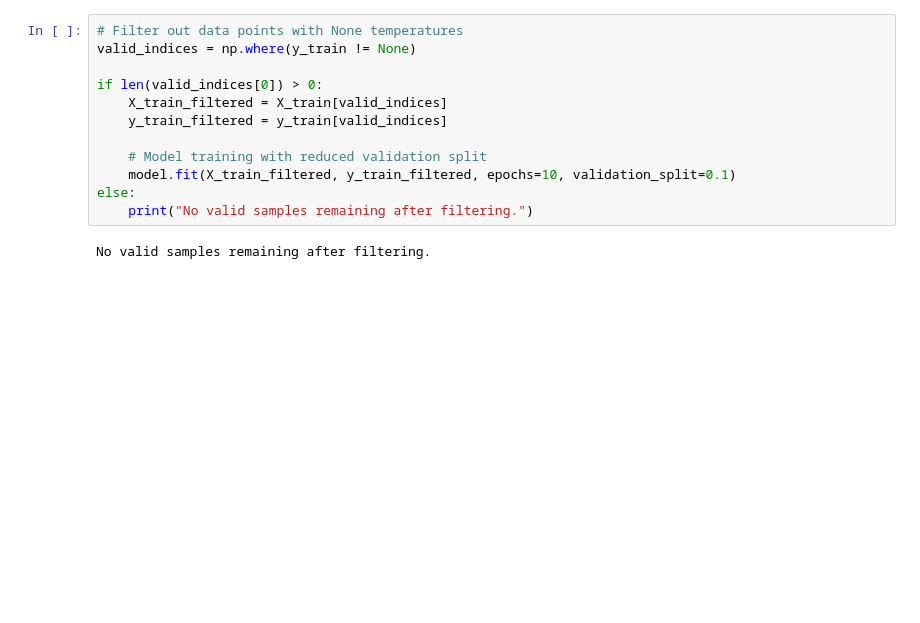
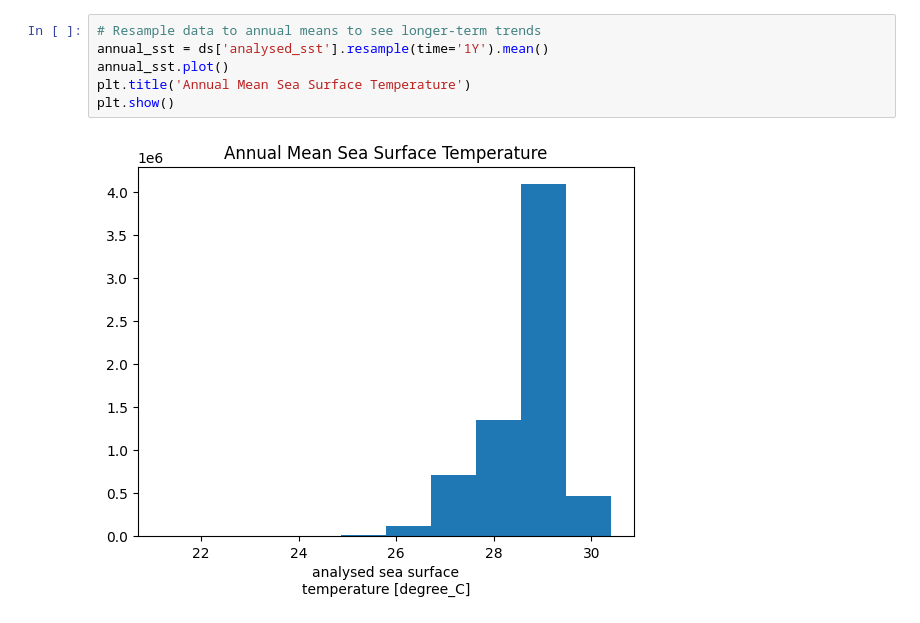
Before and after one commit to samagrabarnwal/incois, a Jupyter notebook: Model test.ipynb, the cells around one changed output. Saved outputs shown, nothing was run; the diff lists cells and outputs as text; blank space fills up the shorter version.

```diff
--- a/Model test.ipynb
+++ b/Model test.ipynb
@@ -85,15 +50,9 @@ model.compile(optimizer='adam', loss='mean_squared_error')  # Adjust optimizer a
 # %%
-# Filter out data points with None temperatures
-valid_indices = np.where(y_train != None)
-
-if len(valid_indices[0]) > 0:
-    X_train_filtered = X_train[valid_indices]
-    y_train_filtered = y_train[valid_indices]
-
-    # Model training with reduced validation split
-    model.fit(X_train_filtered, y_train_filtered, epochs=10, validation_split=0.1)
-else:
-    print("No valid samples remaining after filtering.")
+# Resample data to annual means to see longer-term trends
+annual_sst = ds['analysed_sst'].resample(time='1Y').mean()
+annual_sst.plot()
+plt.title('Annual Mean Sea Surface Temperature')
+plt.show()
 # %% [output]
-No valid samples remaining after filtering.
+[figure, added]
 # %%
```
Also changed, not shown: parts of 18 cells of this notebook, 23 other files.
